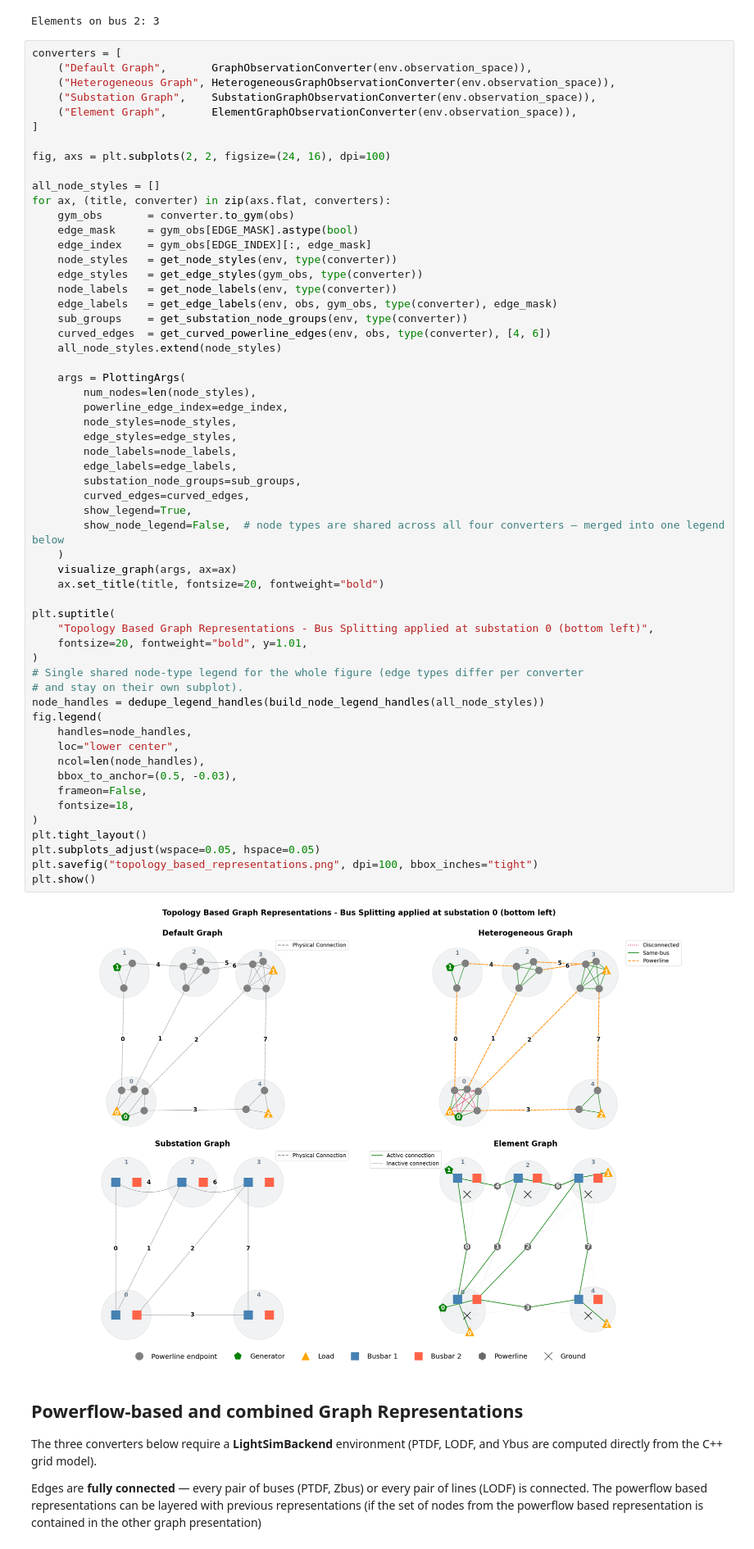
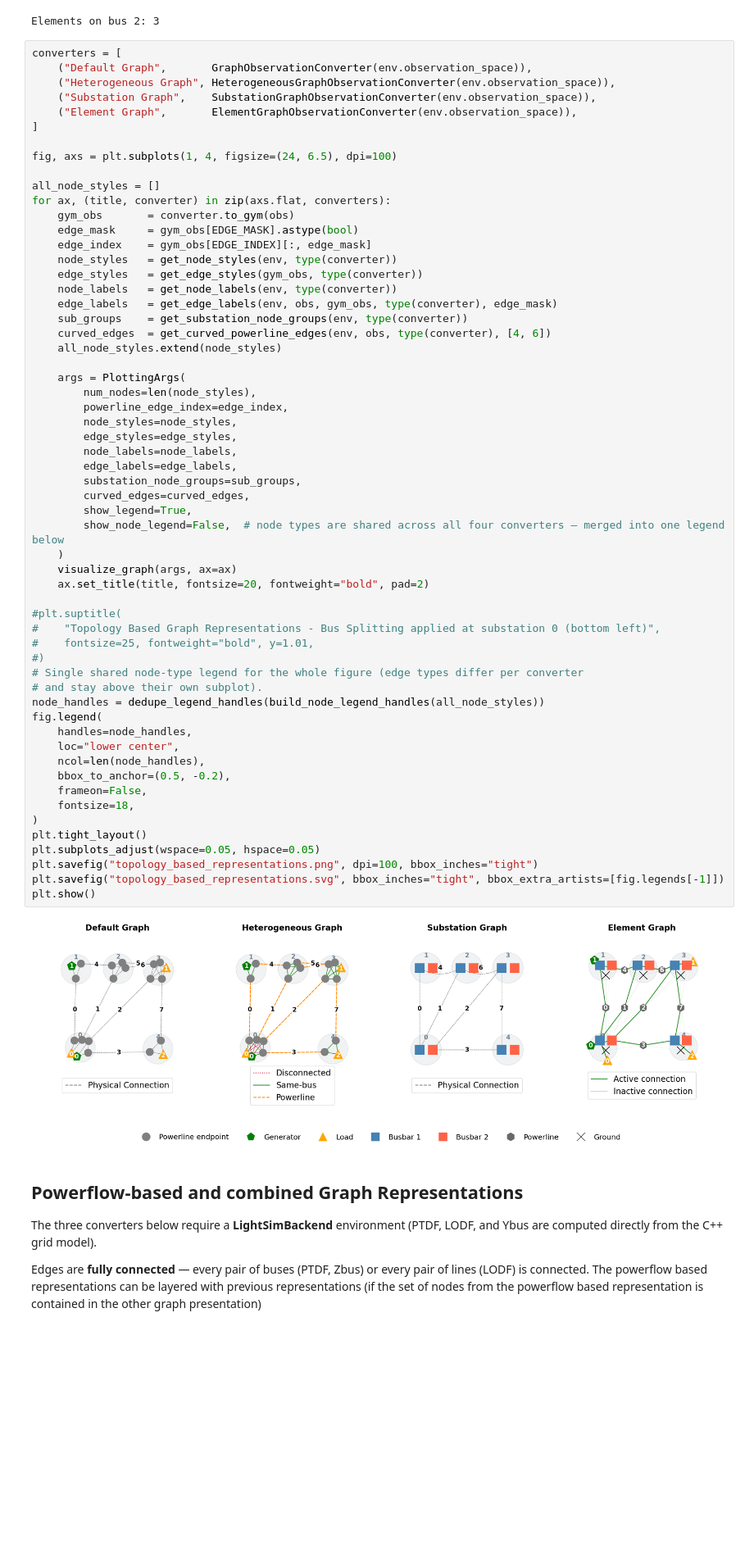
Before and after one commit to KIT-IAI-DRACOS/L2RPNGraphReprComparison, a Jupyter notebook: experiments/graph_obs_spaces_ieee14.ipynb, the cells around one changed output. Shown at 82% size. Drawn from its saved outputs; the diff is of its cells as text; blank space fills up the shorter version.

Commit message:
Paper ready plots

```diff
--- a/experiments/graph_obs_spaces_ieee14.ipynb
+++ b/experiments/graph_obs_spaces_ieee14.ipynb
@@ -83,7 +83,7 @@ converters = [
     ("Element Graph",       ElementGraphObservationConverter(env.observation_space)),
 ]
 
-fig, axs = plt.subplots(2, 2, figsize=(24, 16), dpi=100)
+fig, axs = plt.subplots(1, 4, figsize=(24, 6.5), dpi=100)
 
 all_node_styles = []
 for ax, (title, converter) in zip(axs.flat, converters):
@@ -99,41 +99,42 @@ for ax, (title, converter) in zip(axs.flat, converters):
     all_node_styles.extend(node_styles)
 
     args = PlottingArgs(
         num_nodes=len(node_styles),
         powerline_edge_index=edge_index,
         node_styles=node_styles,
         edge_styles=edge_styles,
         node_labels=node_labels,
         edge_labels=edge_labels,
         substation_node_groups=sub_groups,
         curved_edges=curved_edges,
         show_legend=True,
         show_node_legend=False,  # node types are shared across all four converters — merged into one legend below
     )
     visualize_graph(args, ax=ax)
-    ax.set_title(title, fontsize=20, fontweight="bold")
+    ax.set_title(title, fontsize=20, fontweight="bold", pad=2)
 
-plt.suptitle(
-    "Topology Based Graph Representations - Bus Splitting applied at substation 0 (bottom left)",
-    fontsize=20, fontweight="bold", y=1.01,
-)
+#plt.suptitle(
+#    "Topology Based Graph Representations - Bus Splitting applied at substation 0 (bottom left)",
+#    fontsize=25, fontweight="bold", y=1.01,
+#)
 # Single shared node-type legend for the whole figure (edge types differ per converter
-# and stay on their own subplot).
+# and stay above their own subplot).
 node_handles = dedupe_legend_handles(build_node_legend_handles(all_node_styles))
 fig.legend(
     handles=node_handles,
     loc="lower center",
     ncol=len(node_handles),
-    bbox_to_anchor=(0.5, -0.03),
+    bbox_to_anchor=(0.5, -0.2),
     frameon=False,
     fontsize=18,
 )
 plt.tight_layout()
 plt.subplots_adjust(wspace=0.05, hspace=0.05)
 plt.savefig("topology_based_representations.png", dpi=100, bbox_inches="tight")
+plt.savefig("topology_based_representations.svg", bbox_inches="tight", bbox_extra_artists=[fig.legends[-1]])
 plt.show()
 # %% [output]
-[figure, old version]
+[figure, new version]
 # %% [markdown]
 ## Powerflow-based and combined Graph Representations
 
```
Also changed, not shown: parts of 2 cells of this notebook, 2 other files.
